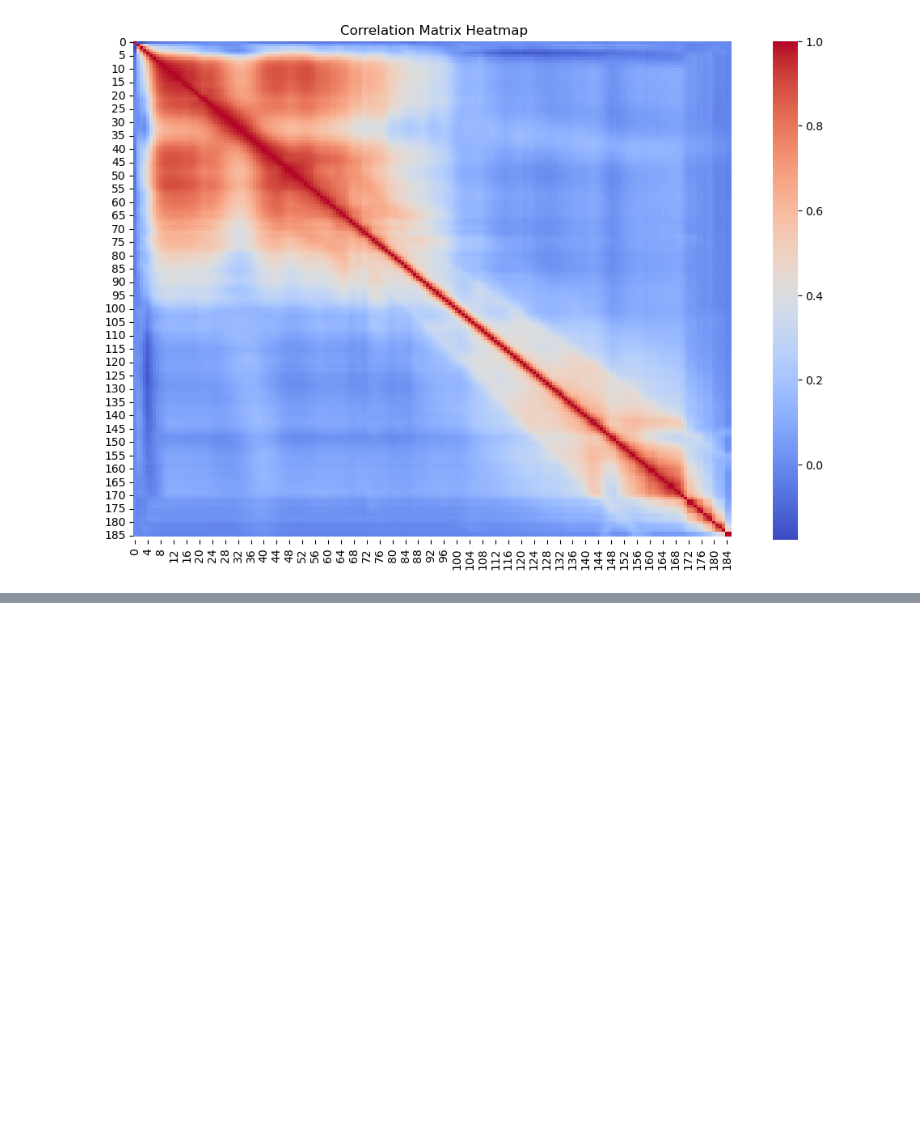
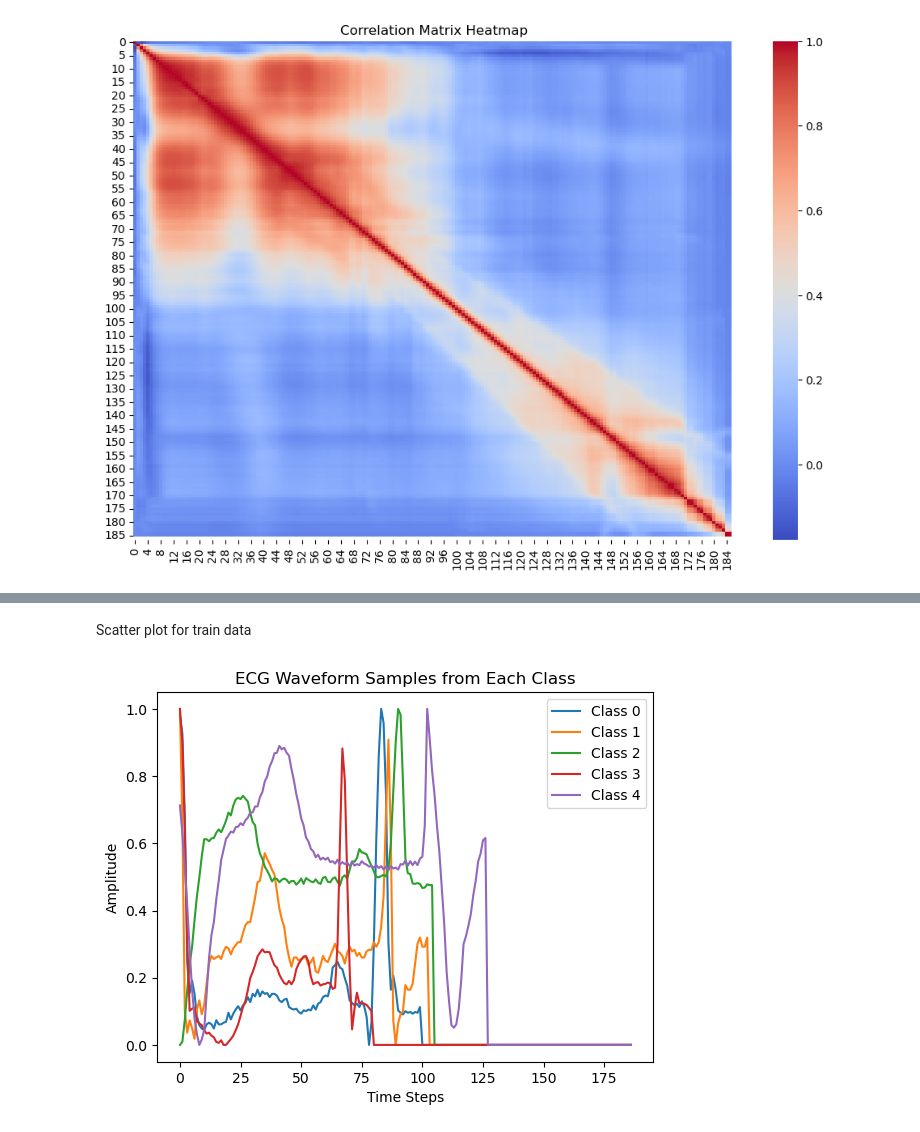
Before and after one commit to arilui/EKGenie, a Jupyter notebook: HawraaJupyter.ipynb, the cells around one changed output, grey strips where cells are left out. Cells and saved outputs as stored; diff of their text form; code cells hidden in the pictures; blank space fills up the shorter version.

```diff
--- a/HawraaJupyter.ipynb
+++ b/HawraaJupyter.ipynb
@@ -215,0 +239,17 @@ Correlation Matrix:
+# %%
+def load_data(path):
+    import os
+    import pandas as pd
+
+    # Load train and test datasets directly
+    train = pd.read_csv(os.path.join(path, "mitbih_train.csv"), header=None)
+    test = pd.read_csv(os.path.join(path, "mitbih_test.csv"), header=None)
+
+    # Split into features and labels
+    X_train = train.iloc[:, :-1]
+    y_train = train.iloc[:, -1]
+
+    X_test = test.iloc[:, :-1]
+    y_test = test.iloc[:, -1]
+
+    return X_train, X_test, y_train, y_test
@@ -215,0 +457,14 @@ Correlation Matrix:
+# %% [markdown]
+Scatter plot for train data
+# %%
+for label in np.unique(y_train):
+    index = np.where(y_train == label)[0][0]
+    plt.plot(X_train.iloc[index], label=f"Class {int(label)}")
+
+plt.title("ECG Waveform Samples from Each Class")
+plt.xlabel("Time Steps")
+plt.ylabel("Amplitude")
+plt.legend()
+plt.show()
+# %% [output]
+[figure, added]
```
Also changed, not shown: parts of 20 cells of this notebook.
